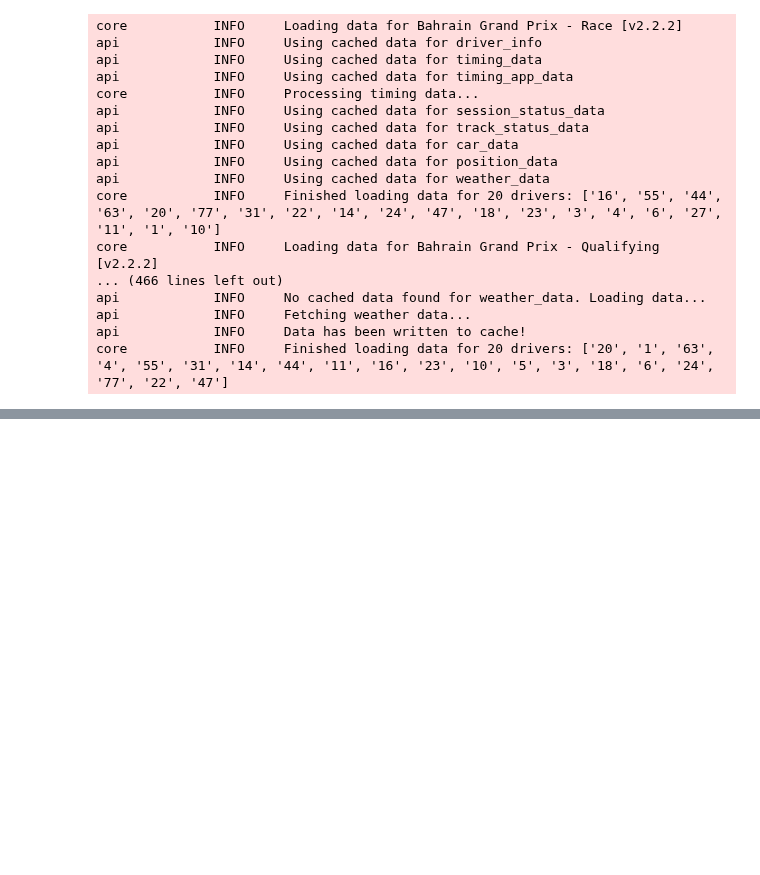
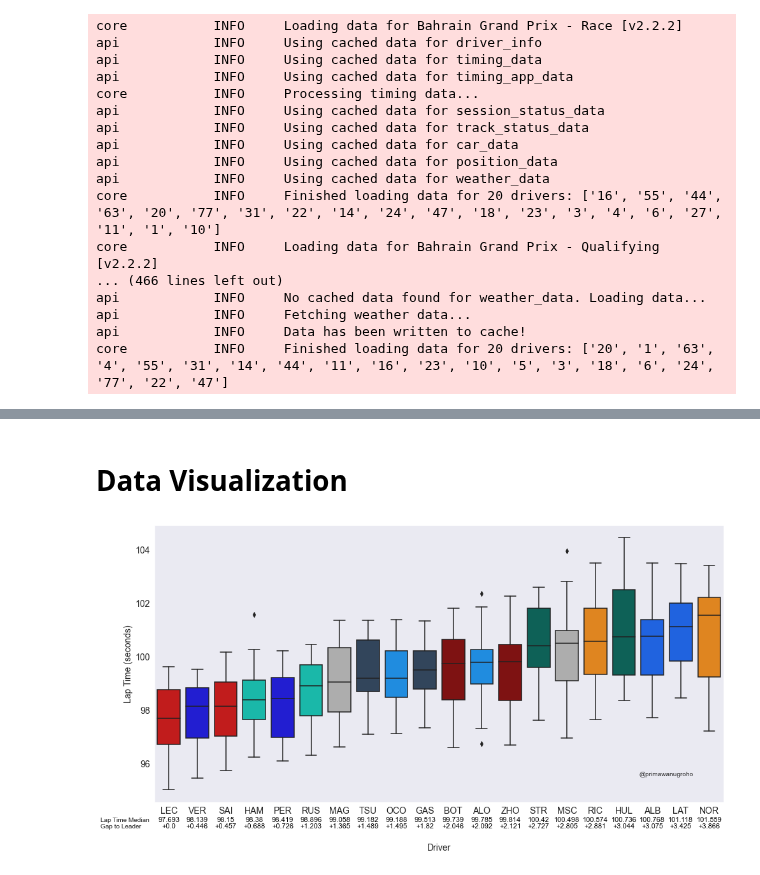
Before and after one commit to primawan-nugroho/f1dashboard, a Jupyter notebook: get_fastf1.ipynb, the cells around one changed output, grey strips where cells are left out. Cells and saved outputs as stored; diff of their text form; code cells hidden in the pictures; blank space fills up the shorter version.

```diff
--- a/get_fastf1.ipynb
+++ b/get_fastf1.ipynb
@@ -138,0 +121,38 @@ memory usage: 4.2+ MB
+# %% [markdown]
+# Data Visualization
+# %%
+#color scheme
+fer = ff1.plotting.team_color('ferrari')
+rbr = ff1.plotting.team_color('RBR')
+mer = ff1.plotting.team_color('mercedes')
+alf = ff1.plotting.team_color('alfa romeo')
+ast = ff1.plotting.team_color('aston martin')
+mcl = ff1.plotting.team_color('mclaren')
+alt = ff1.plotting.team_color('alphatauri')
+wil = ff1.plotting.team_color('williams')
+alp = ff1.plotting.team_color('alpine')
+has = '#adadad' #has putih, ga keliatan, dibikin agak abu biar keliaan
+# %%
+# set palette dengan dictionary berdasarkan driver dan color scheme dari ff1
+my_palette ={'SAI':fer,
+'PER':rbr,
+'HAM':mer,
+'LEC':fer,
+'ALO':alp,
+'NOR':mcl,
+'VER':rbr,
+'MSC':has,
+'VET':ast,
+'MAG':has,
+'STR':ast,
+'LAT':wil,
+'RIC':mcl,
+'TSU':alt,
+'OCO':alp,
+'GAS':alt,
+'BOT':alf,
+'RUS':mer,
+'ZHO':alf,
+'ALB':wil,
+'HUL':ast,
+'DEV':wil}
@@ -138,0 +211,6 @@ memory usage: 4.2+ MB
+# %%
+df = pd.read_csv('2022_race.csv')
+# %%
+bahrain_pace = draw_boxplot(df, 'BAHRAIN GP')
+# %% [output]
+[figure, added]
```
Also changed, not shown: parts of 4 cells of this notebook, 3 other files.
